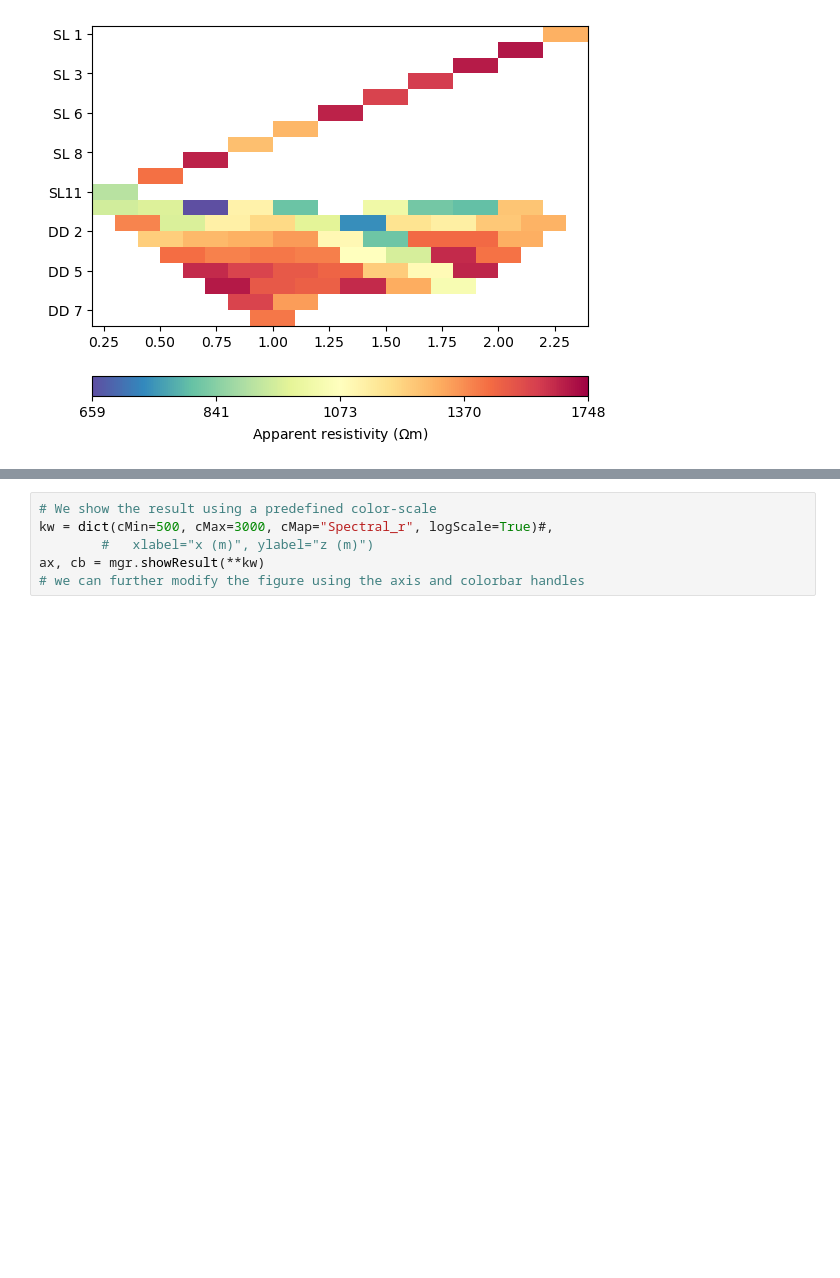
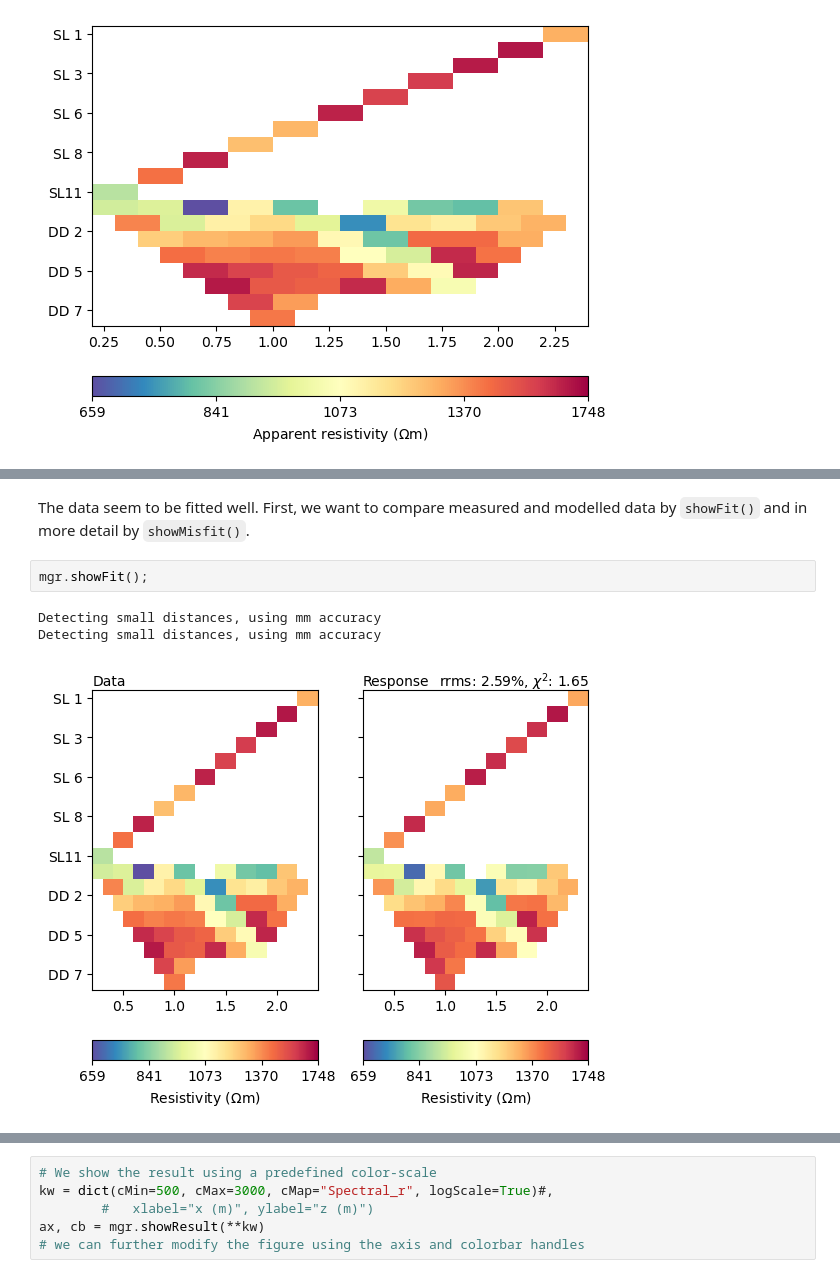
Before and after one commit to gimli-org/SEGwebinar, a Jupyter notebook: data/mulda/story.ipynb, the cells around one changed output, grey strips where cells are left out. Saved outputs shown, nothing was run; the diff lists cells and outputs as text; blank space fills up the shorter version.

```diff
--- a/data/mulda/story.ipynb
+++ b/data/mulda/story.ipynb
@@ -124,0 +125,8 @@ inv.iter 3 ... chi² =    1.65 (dPhi = 1.79%) lam: 20.0
+# %% [markdown]
+The data seem to be fitted well. First, we want to compare measured and modelled data by `showFit()` and in more detail by `showMisfit()`.
+# %%
+mgr.showFit();
+# %% [output]
+Detecting small distances, using mm accuracy
+Detecting small distances, using mm accuracy
+[figure, added]
```
Also changed, not shown: parts of 8 cells of this notebook, 2 other files.
